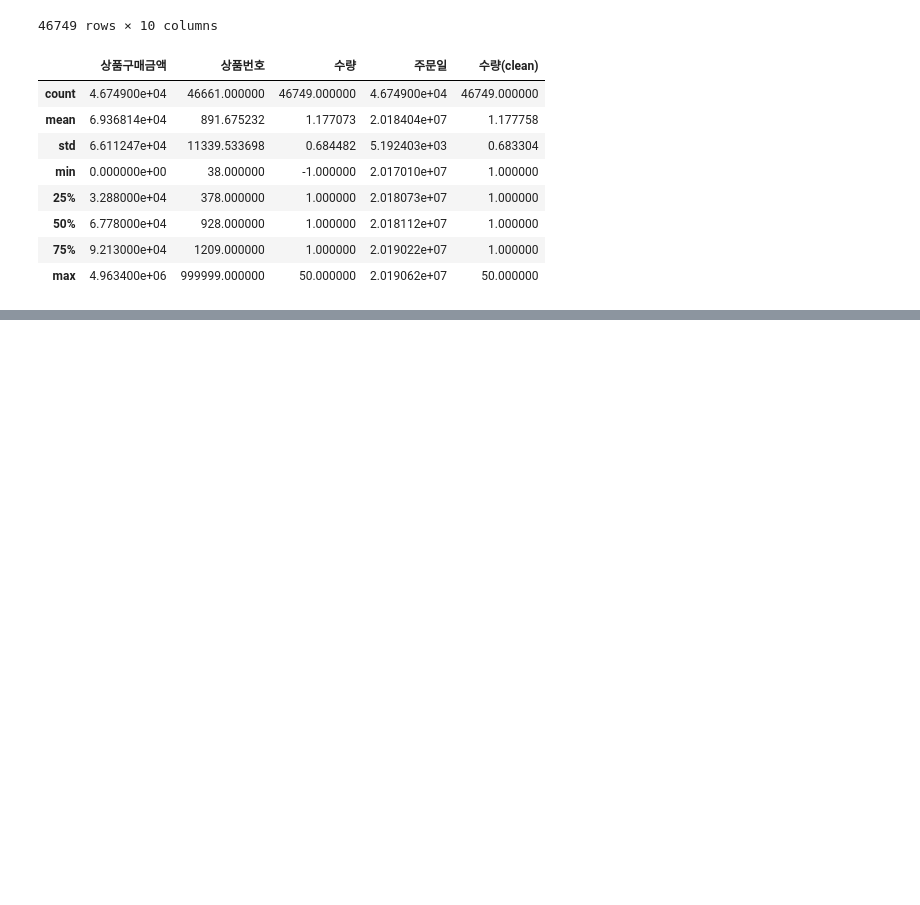
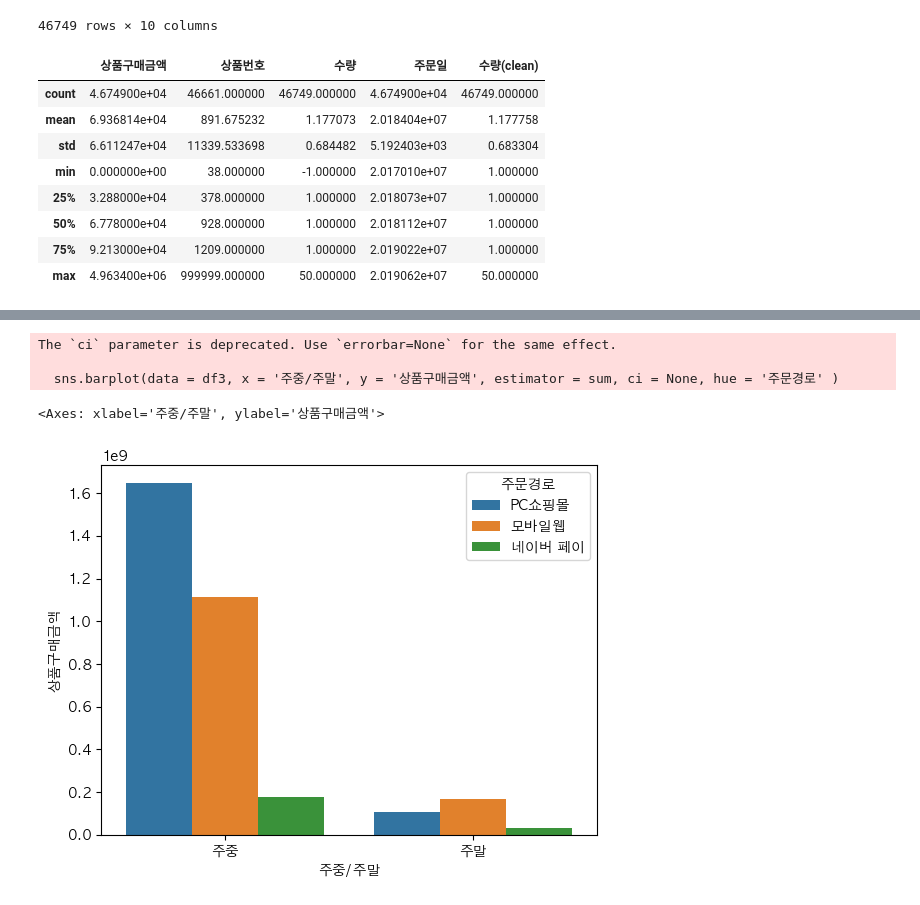
Before and after one commit to JongJunLim/Python, a Jupyter notebook: Pandas_Exercise.ipynb, the cells around one changed output, grey strips where cells are left out. Drawn from its saved outputs; the diff is of its cells as text; code cells hidden in the pictures; blank space fills up the shorter version.

```diff
--- a/Pandas_Exercise.ipynb
+++ b/Pandas_Exercise.ipynb
@@ -951,0 +1160,8 @@ df3.loc[condition6] #NaN으로 처리한 데이터 확인
+# %%
+sns.barplot(data = df3, x = '주중/주말', y = '상품구매금액', estimator = sum, ci = None, hue = '주문경로' )
+# %% [output]
+The `ci` parameter is deprecated. Use `errorbar=None` for the same effect.
+
+  sns.barplot(data = df3, x = '주중/주말', y = '상품구매금액', estimator = sum, ci = None, hue = '주문경로' )
+<Axes: xlabel='주중/주말', ylabel='상품구매금액'>
+[figure, added]
```
Also changed, not shown: parts of 29 cells of this notebook.
